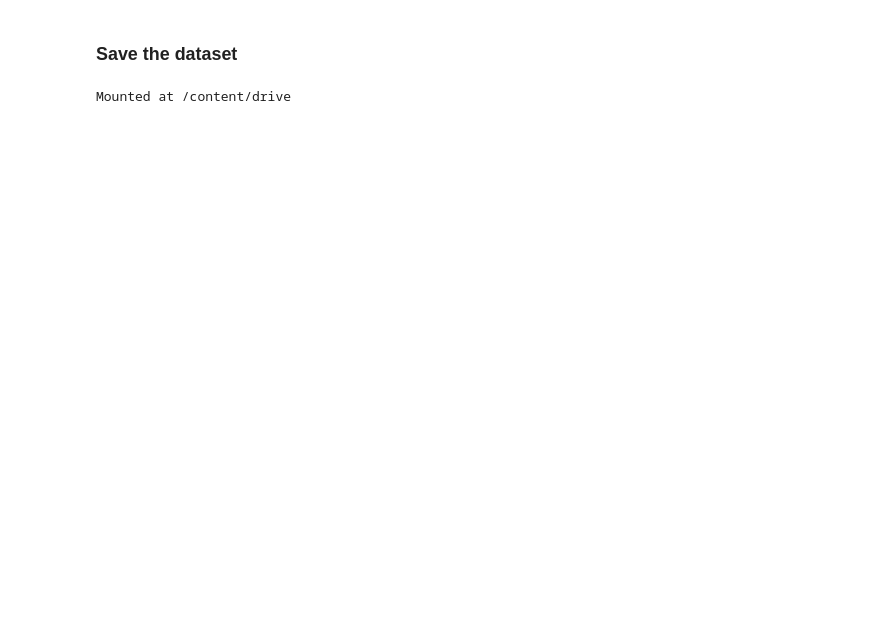
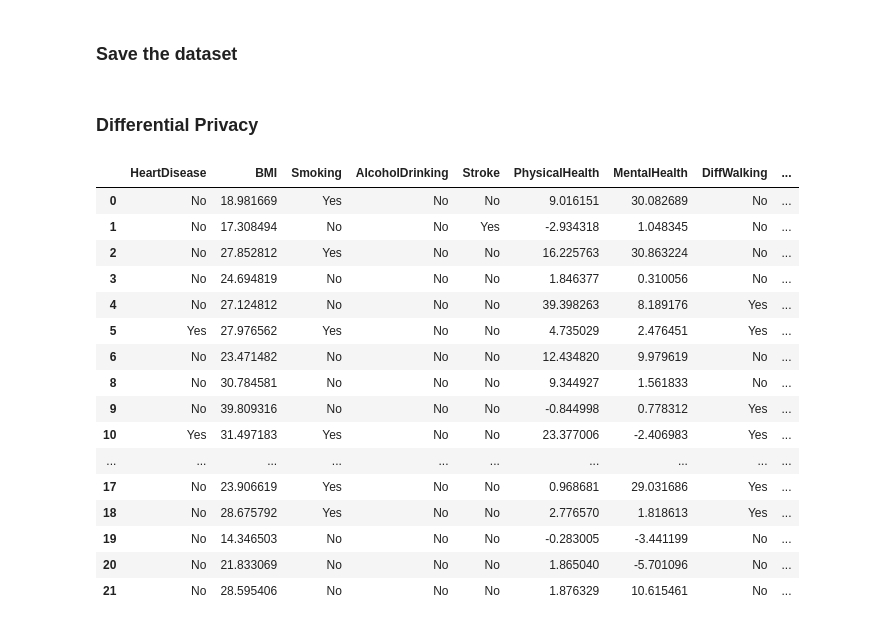
Before and after one commit to desstaw/PrivacyPreservingTechniques, a Jupyter notebook: Anonymizing_PKI_Dataset.ipynb, the cells around one changed output. Drawn from its saved outputs; the diff is of its cells as text; code cells hidden in the pictures; blank space fills up the shorter version.

```diff
--- a/Anonymizing_PKI_Dataset.ipynb
+++ b/Anonymizing_PKI_Dataset.ipynb
@@ -278,9 +236,34 @@ Total number of records that do not satisfy l-diversity: 790
 # %% [markdown]
 ### Save the dataset
-# %%
-from google.colab import drive
-drive.mount('/content/drive')
-# %% [output]
-Mounted at /content/drive
 # %%
 df.to_csv('/content/drive/MyDrive/Colab Notebooks/Kidney_DS/anonymized_PKI.csv', index=False)
+# %% [markdown]
+### Differential Privacy
+# %%
+epsilon = 1.0
+sensitivity = 3.0
+
+# Apply differential privacy to the 'age', 'trestbps', 'chol', 'thalach', and 'oldpeak' columns using Laplace noise
+for col in ['BMI', 'PhysicalHealth', 'MentalHealth', 'SleepTime']:
+    df_diff[col] += np.random.laplace(loc=0, scale=sensitivity/epsilon, size=len(df))
+
+# Print the first five rows of the dataset after applying differential privacy
+df_diff.head(20)
+# %% [output]
+|  | HeartDisease | BMI | Smoking | AlcoholDrinking | Stroke | PhysicalHealth | MentalHealth | DiffWalking | ... |
+| 0 | No | 18.981669 | Yes | No | No | 9.016151 | 30.082689 | No | ... |
+| 1 | No | 17.308494 | No | No | Yes | -2.934318 | 1.048345 | No | ... |
+| 2 | No | 27.852812 | Yes | No | No | 16.225763 | 30.863224 | No | ... |
+| 3 | No | 24.694819 | No | No | No | 1.846377 | 0.310056 | No | ... |
+| 4 | No | 27.124812 | No | No | No | 39.398263 | 8.189176 | Yes | ... |
+| 5 | Yes | 27.976562 | Yes | No | No | 4.735029 | 2.476451 | Yes | ... |
+| 6 | No | 23.471482 | No | No | No | 12.434820 | 9.979619 | No | ... |
+| 8 | No | 30.784581 | No | No | No | 9.344927 | 1.561833 | No | ... |
+| 9 | No | 39.809316 | No | No | No | -0.844998 | 0.778312 | Yes | ... |
+| 10 | Yes | 31.497183 | Yes | No | No | 23.377006 | -2.406983 | Yes | ... |
+| ... | ... | ... | ... | ... | ... | ... | ... | ... | ... |
+| 17 | No | 23.906619 | Yes | No | No | 0.968681 | 29.031686 | Yes | ... |
+| 18 | No | 28.675792 | Yes | No | No | 2.776570 | 1.818613 | Yes | ... |
+| 19 | No | 14.346503 | No | No | No | -0.283005 | -3.441199 | No | ... |
+| 20 | No | 21.833069 | No | No | No | 1.865040 | -5.701096 | No | ... |
+| 21 | No | 28.595406 | No | No | No | 1.876329 | 10.615461 | No | ... |
```
Also changed, not shown: parts of 16 cells of this notebook.
